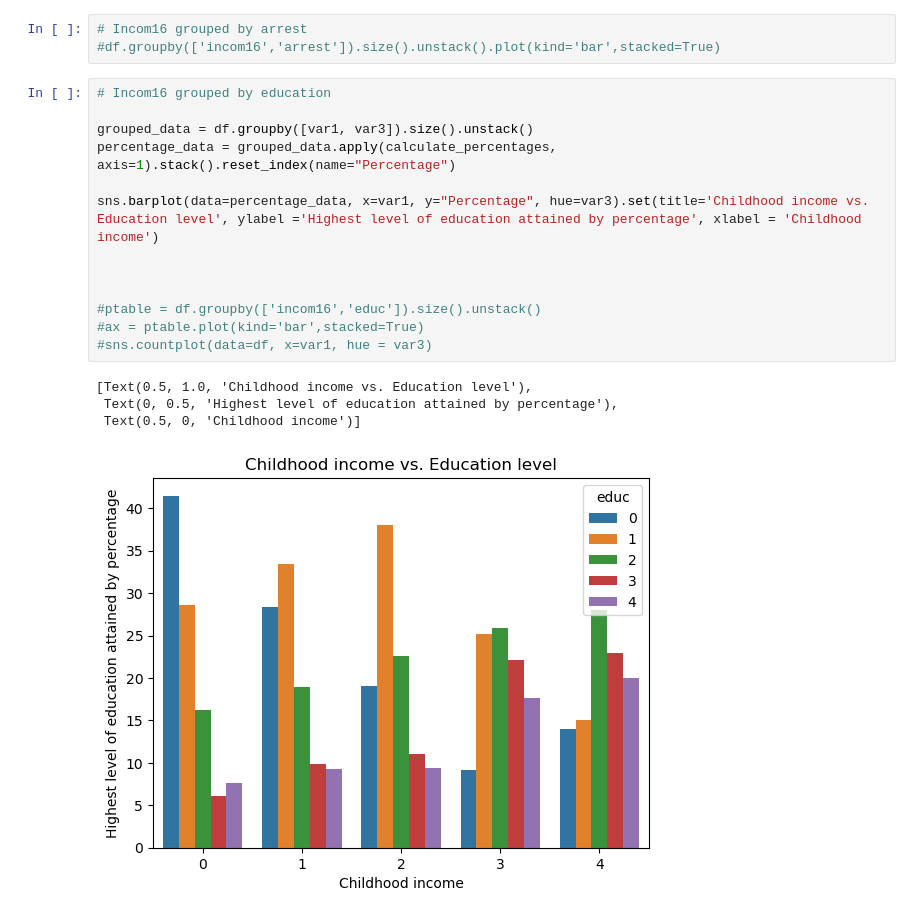
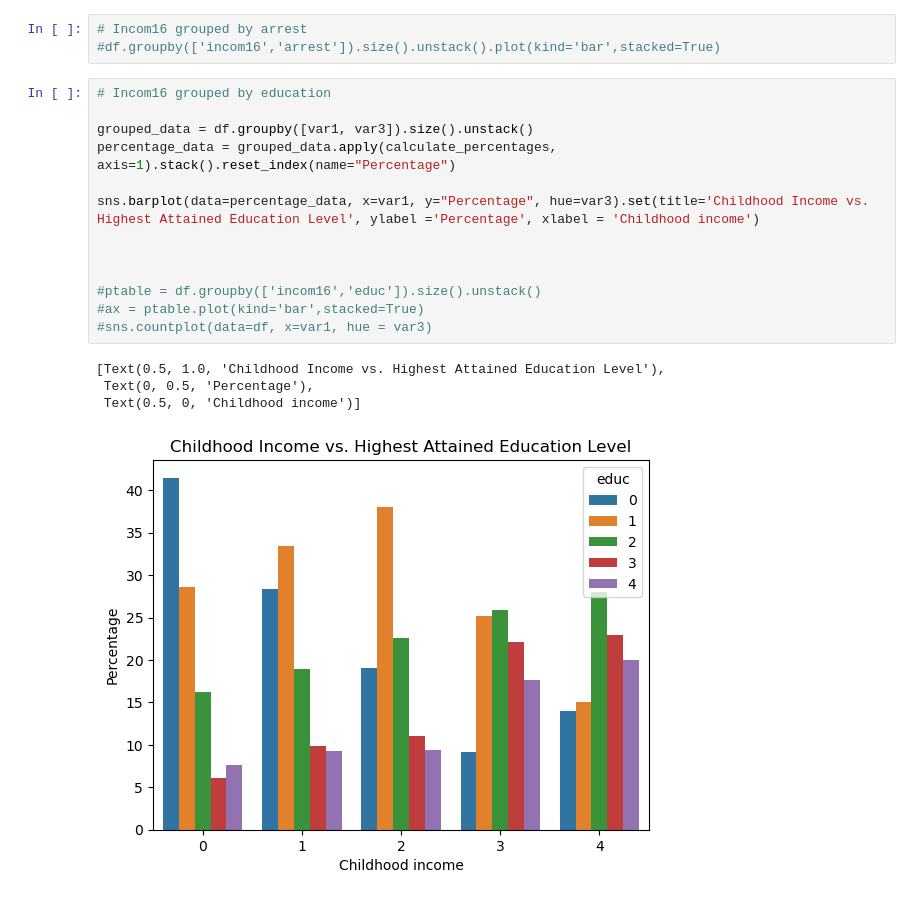
Before and after one commit to DS3001/group24, a Jupyter notebook: lab1_graphs.ipynb, the cells around one changed output. Saved outputs shown, nothing was run; the diff lists cells and outputs as text.

```diff
--- a/lab1_graphs.ipynb
+++ b/lab1_graphs.ipynb
@@ -188,18 +190,18 @@ sns.barplot(data=percentage_data, x=var1, y="Percentage", hue=var2).set(title =
 # %%
 # Incom16 grouped by education
 
 grouped_data = df.groupby([var1, var3]).size().unstack()
 percentage_data = grouped_data.apply(calculate_percentages, axis=1).stack().reset_index(name="Percentage")
 
-sns.barplot(data=percentage_data, x=var1, y="Percentage", hue=var3).set(title='Childhood income vs. Education level', ylabel ='Highest level of education attained by percentage', xlabel = 'Childhood income')
+sns.barplot(data=percentage_data, x=var1, y="Percentage", hue=var3).set(title='Childhood Income vs. Highest Attained Education Level', ylabel ='Percentage', xlabel = 'Childhood income')
 
 
 
 #ptable = df.groupby(['incom16','educ']).size().unstack()
 #ax = ptable.plot(kind='bar',stacked=True)
 #sns.countplot(data=df, x=var1, hue = var3)
 # %% [output]
-[Text(0.5, 1.0, 'Childhood income vs. Education level'),
- Text(0, 0.5, 'Highest level of education attained by percentage'),
+[Text(0.5, 1.0, 'Childhood Income vs. Highest Attained Education Level'),
+ Text(0, 0.5, 'Percentage'),
  Text(0.5, 0, 'Childhood income')]
-[figure, old version]
+[figure, new version]
```
Also changed, not shown: parts of 3 cells of this notebook.
